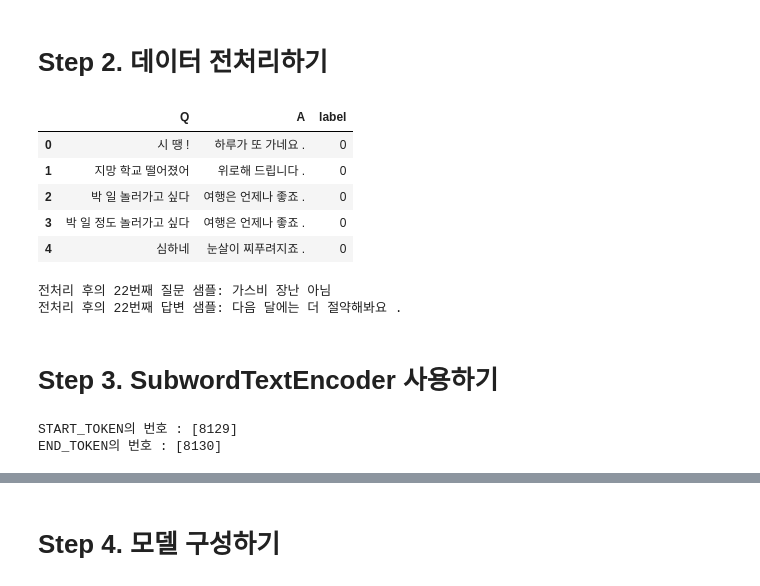
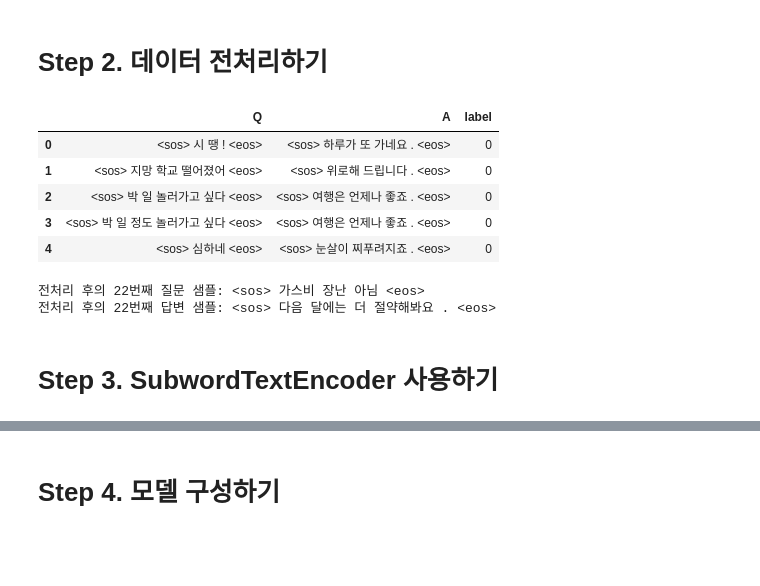
Before and after one commit to jjlee6496/Aiffel, a Jupyter notebook: Exploration/[E_14]_Chatbot.ipynb, the cells around one changed output, grey strips where cells are left out. Cells and saved outputs as stored; diff of their text form; code cells hidden in the pictures; blank space fills up the shorter version.

```diff
--- a/Exploration/[E_14]_Chatbot.ipynb
+++ b/Exploration/[E_14]_Chatbot.ipynb
@@ -25,34 +48,34 @@ print('데이터셋 개수: ',len(data))
 # %%
 def preprocess_sentence(sentence):
     sentence = sentence.strip()
     # 단어와 구두점(punctuation) 사이의 거리를 만듭니다.
     # 예를 들어서 "I am a student." => "I am a student ."와 같이
     # student와 온점 사이에 거리를 만듭니다.
     sentence = re.sub(r"([?.!,])", r" \1 ", sentence)
     sentence = re.sub(r'[" "]+', " ", sentence)
 
     # (한글, ".", "?", "!", ",")를 제외한 모든 문자를 공백인 ' '로 대체합니다.
     sentence = re.sub(r"[^ㄱ-ㅎ가-힣?.!,]+", " ", sentence)
     sentence = sentence.strip()
     return sentence
 
-data['Q'] = data['Q'].apply(lambda x: preprocess_sentence(x))
-data['A'] = data['A'].apply(lambda x: preprocess_sentence(x))
+data['Q'] = data['Q'].apply(lambda x:  '<sos> '+ preprocess_sentence(x) + ' <eos>')
+data['A'] = data['A'].apply(lambda x: '<sos> ' + preprocess_sentence(x) + ' <eos>')
 data.head()
 # %% [output]
 |  | Q | A | label |
-| 0 | 시 땡 ! | 하루가 또 가네요 . | 0 |
-| 1 | 지망 학교 떨어졌어 | 위로해 드립니다 . | 0 |
-| 2 | 박 일 놀러가고 싶다 | 여행은 언제나 좋죠 . | 0 |
-| 3 | 박 일 정도 놀러가고 싶다 | 여행은 언제나 좋죠 . | 0 |
-| 4 | 심하네 | 눈살이 찌푸려지죠 . | 0 |
+| 0 | <sos> 시 땡 ! <eos> | <sos> 하루가 또 가네요 . <eos> | 0 |
+| 1 | <sos> 지망 학교 떨어졌어 <eos> | <sos> 위로해 드립니다 . <eos> | 0 |
+| 2 | <sos> 박 일 놀러가고 싶다 <eos> | <sos> 여행은 언제나 좋죠 . <eos> | 0 |
+| 3 | <sos> 박 일 정도 놀러가고 싶다 <eos> | <sos> 여행은 언제나 좋죠 . <eos> | 0 |
+| 4 | <sos> 심하네 <eos> | <sos> 눈살이 찌푸려지죠 . <eos> | 0 |
 # %%
 questions, answers = list(data['Q']), list(data['A'])
 # %%
 print('전처리 후의 22번째 질문 샘플: {}'.format(questions[21]))
 print('전처리 후의 22번째 답변 샘플: {}'.format(answers[21]))
 # %% [output]
-전처리 후의 22번째 질문 샘플: 가스비 장난 아님
-전처리 후의 22번째 답변 샘플: 다음 달에는 더 절약해봐요 .
+전처리 후의 22번째 질문 샘플: <sos> 가스비 장난 아님 <eos>
+전처리 후의 22번째 답변 샘플: <sos> 다음 달에는 더 절약해봐요 . <eos>
 # %% [markdown]
 # Step 3. SubwordTextEncoder 사용하기
@@ -62,11 +81,0 @@ tokenizer = tfds.deprecated.text.SubwordTextEncoder.build_from_corpus(questions
-# %%
-#시작 토큰과 종료 토큰에 고유한 정수를 부여합니다.
-START_TOKEN, END_TOKEN = [tokenizer.vocab_size], [tokenizer.vocab_size + 1]
-print('START_TOKEN의 번호 :' ,[tokenizer.vocab_size])
-print('END_TOKEN의 번호 :' ,[tokenizer.vocab_size + 1])
-
-# 시작 토큰과 종료 토큰을 고려하여 +2를 하여 단어장의 크기를 산정합니다.
-VOCAB_SIZE = tokenizer.vocab_size + 2
-# %% [output]
-START_TOKEN의 번호 : [8129]
-END_TOKEN의 번호 : [8130]
```
Also changed, not shown: parts of 28 cells of this notebook.
